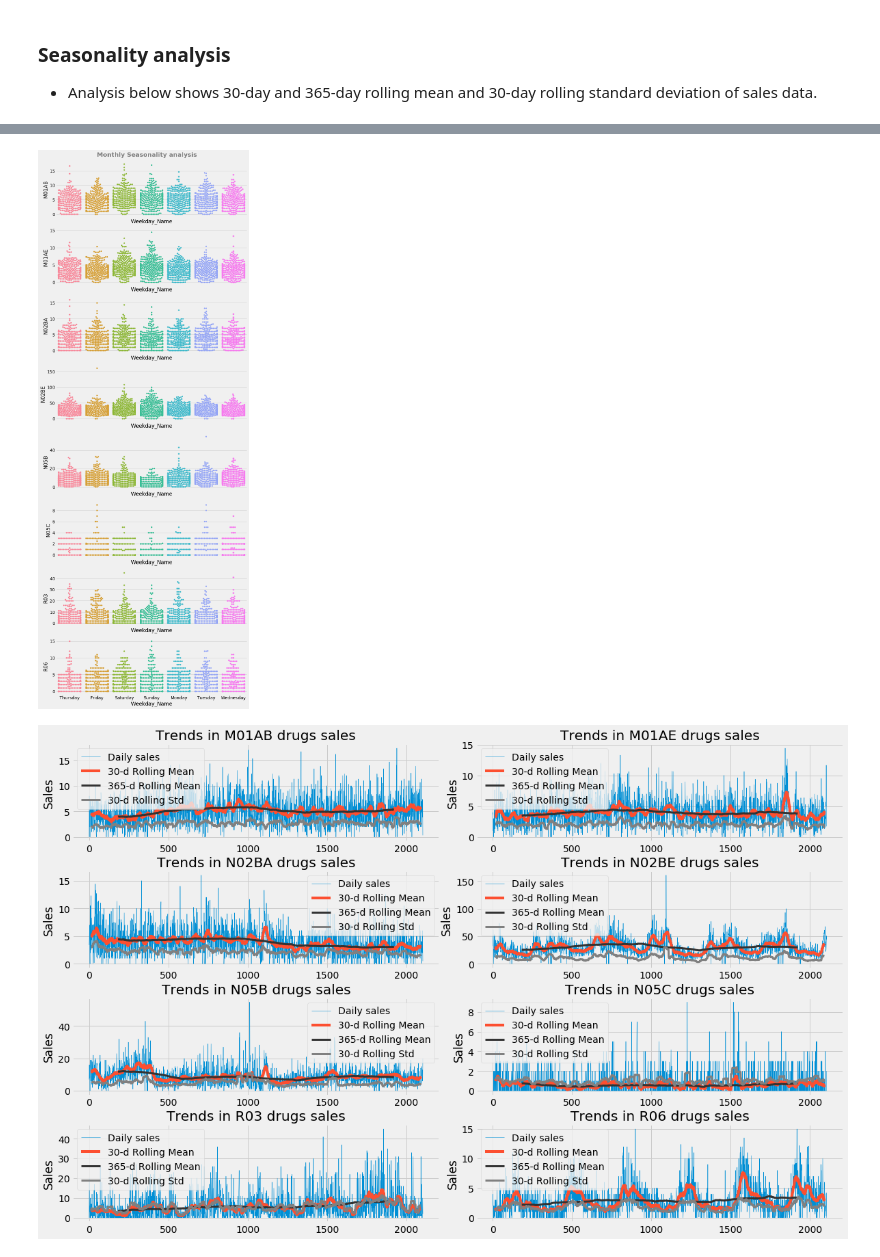
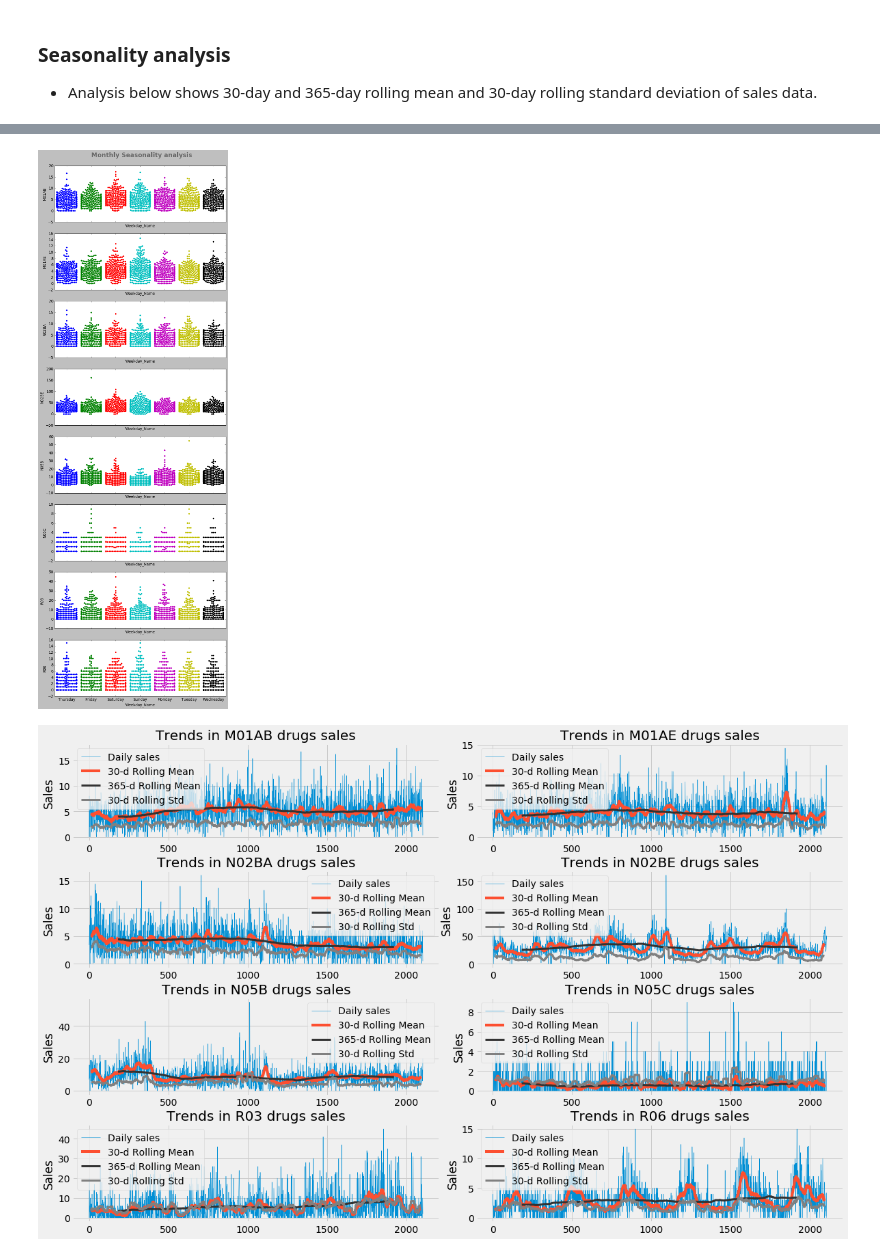
Before and after one commit to jhenvi/Pharma-sales-data, a Jupyter notebook: sales analysis.ipynb, the cells around one changed output, grey strips where cells are left out. Cells and saved outputs as stored; diff of their text form; code cells hidden in the pictures.

```diff
--- a/sales analysis.ipynb
+++ b/sales analysis.ipynb
@@ -117,8 +118,8 @@ for i in monthlydf.columns[1:9]:
 # %%
 #Yearly sales analysis
-
+plt.style.use('classic')
 fig, axes = plt.subplots(8, 1, figsize=(10, 30), sharex=True)
-plt.text(x=1, y=2200, s="Yearly Sales Analysis",weight="bold", fontsize=20,color="black", alpha=.45)
+plt.text(x=1, y=2400, s="Yearly Sales Analysis",weight="bold", fontsize=20,color="black", alpha=.45)
 for name, ax in zip(['M01AB','M01AE','N02BA','N02BE', 'N05B','N05C','R03','R06'], axes):
     sns.boxplot(data=monthlydf, x='Year', y=name, ax=ax)
 # %% [output]
@@ -162,16 +163,16 @@ plt.savefig('graphs/seasonalityAnalysis1.png')
 # %%
 #- R03 and N05C has more outliers that the others, complexity for forecasting
 # some weekly seasonability is visible
 
 fig, axes = plt.subplots(8, 1, figsize=(10, 30), sharex=True)
-plt.text(x=1, y=160, s="Monthly Seasonality analysis",weight="bold", fontsize=20,color="black", alpha=.45)
+plt.text(x=1, y=170, s="Monthly Seasonality analysis",weight="bold", fontsize=20,color="black", alpha=.45)
 for name, ax in zip(['M01AB','M01AE','N02BA','N02BE', 'N05B','N05C','R03','R06'], axes):
     sns.swarmplot(data=dailydf, x='Weekday_Name', y=name, ax=ax)
 
     #save graph
 plt.savefig('graphs/seasonalityAnalysis2.png')
 # %% [output]
-[figure, old version]
+[figure, new version]
 # %%
 #Analysis below shows 30-day and 365-day rolling mean and 30-day rolling standard deviation of sales data.
 
```
Also changed, not shown: parts of 17 cells of this notebook, 3 other files.
